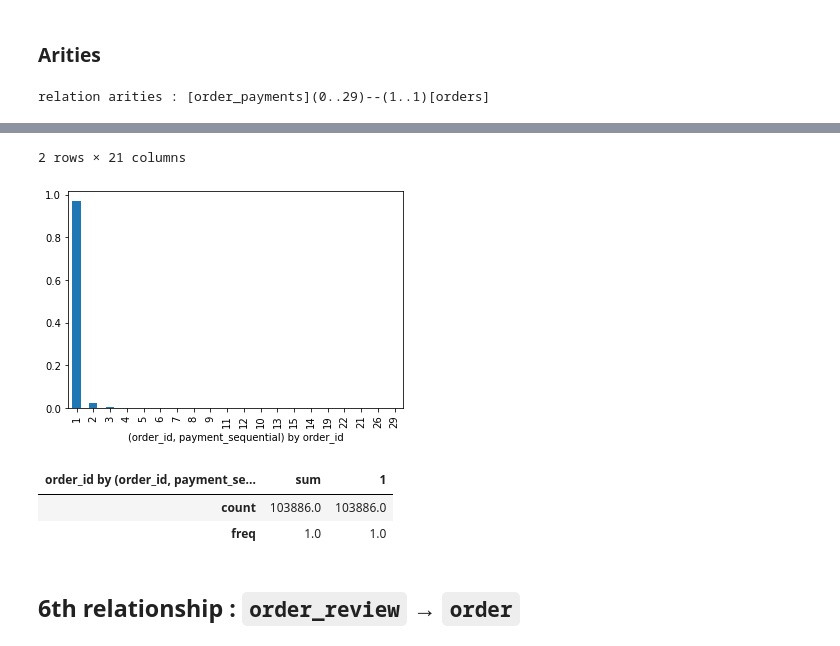
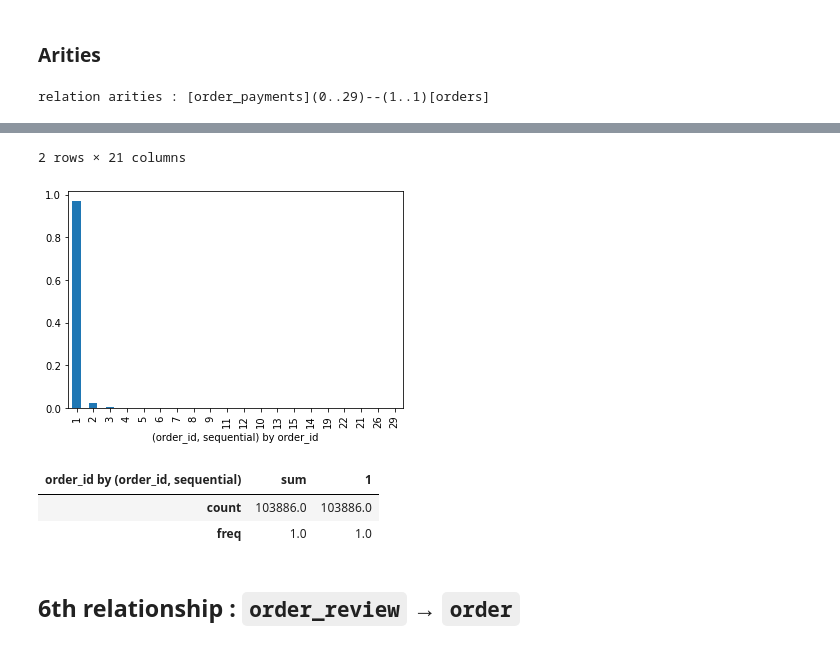
Before and after one commit to Franck-PepperLabs/pepper_olist_market_segmentation, a Jupyter notebook: jupyter/Lepoivre_Franck_1_notebook_exploration_112022.ipynb, the cells around one changed output, grey strips where cells are left out. Drawn from its saved outputs; the diff is of its cells as text; code cells hidden in the pictures.

```diff
--- a/jupyter/Lepoivre_Franck_1_notebook_exploration_112022.ipynb
+++ b/jupyter/Lepoivre_Franck_1_notebook_exploration_112022.ipynb
@@ -802,6 +806,7 @@ from olist_commons import (
     print_out_of_intersection,
     display_relation_arities,
 )
+from olist_commons import normalize_city_names
 
 
 order_items = get_order_items().reset_index()
@@ -820,7 +825,7 @@ sellers = get_sellers().reset_index()
 
 order_payments = get_order_payments().reset_index()
 order_payments['order_id'] = (
-    order_payments['(order_id, payment_sequential)']
+    order_payments['(order_id, sequential)']
     .apply(lambda x: x[0])
 )
 
@@ -1127,7 +1160,7 @@ print_out_of_intersection(order_payments, orders, 'order_id')
 # %%
 import matplotlib.pyplot as plt
 ab, ba, _, _, _, _ = display_relation_arities(
-    order_payments, '(order_id, payment_sequential)',
+    order_payments, '(order_id, sequential)',
     orders, 'order_id'
 )
 display(ab)
@@ -1140,8 +1173,8 @@ relation arities : [order_payments](0..29)--(1..1)[orders]
 | count | 99440.0 | 96479.000000 | 2382.000000 | 301.000000 | 108.000000 | 52.000000 | 36.000000 | 28.000000 | 11.000000 | 9.000000 | ... |
 | freq | 1.0 | 0.970223 | 0.023954 | 0.003027 | 0.001086 | 0.000523 | 0.000362 | 0.000282 | 0.000111 | 0.000091 | ... |
 2 rows × 21 columns
-[figure, old version]
+[figure, new version]
-| order_id by (order_id, payment_se... | sum | 1 |
+| order_id by (order_id, sequential) | sum | 1 |
 | count | 103886.0 | 103886.0 |
 | freq | 1.0 | 1.0 |
 # %% [markdown]
```
Also changed, not shown: parts of 112 cells of this notebook, 17 other files.
